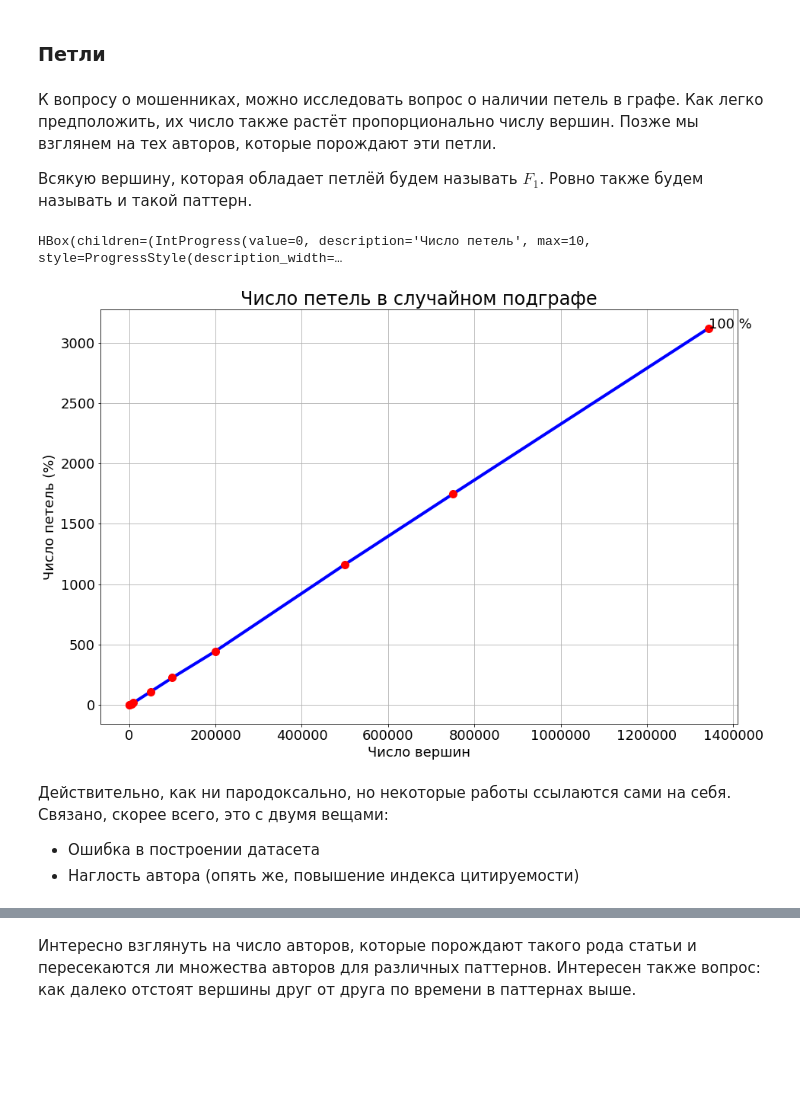
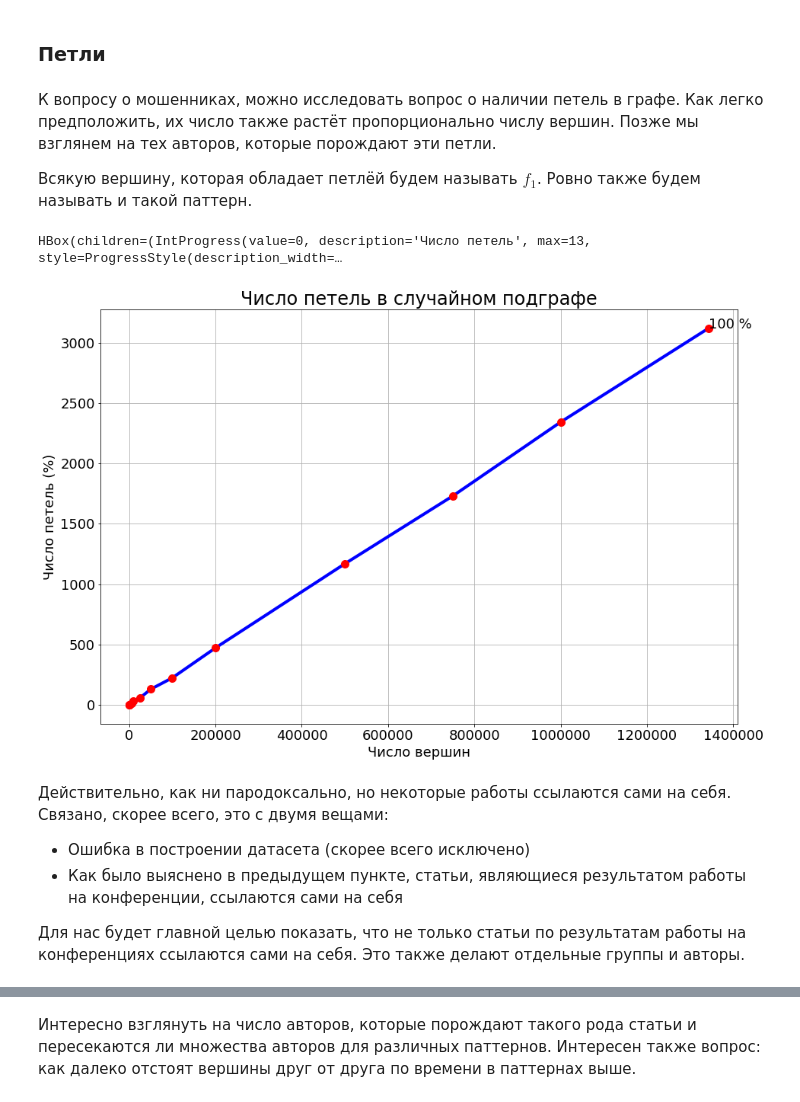
Before and after one commit to Hedgehogues/MSU_PZAD, a Jupyter notebook: HW-graph/Untitled.ipynb, the cells around one changed output, grey strips where cells are left out. Saved outputs shown, nothing was run; the diff lists cells and outputs as text; code cells hidden in the pictures; blank space fills up the shorter version.

Commit message:
HW-graph

```diff
--- a/HW-graph/Untitled.ipynb
+++ b/HW-graph/Untitled.ipynb
@@ -1112,33 +1112,35 @@ del years
 # %% [markdown]
 К вопросу о мошенниках, можно исследовать вопрос о наличии петель в графе. Как легко предположить, их число также растёт пропорционально числу вершин. Позже мы взглянем на тех авторов, которые порождают эти петли.
 
-Всякую вершину, которая обладает петлёй будем называть $F_1$. Ровно также будем называть и такой паттерн.
+Всякую вершину, которая обладает петлёй будем называть $f_1$. Ровно также будем называть и такой паттерн.
 # %%
 def get_loop(g, v0):
-    vertexes = []
     for v1 in G.neighbors(v0):
         if v0 == v1:
-            vertexes.append('~'.join(sorted((v0, v1))))
-    return set(vertexes)
+            return [v0]
+    return []
 # %%
 proportion = 1
-count_direction_K2, sizes_subgraph = count_metric(G, get_loop, 'Число петель', proportion)
+sizes_subgraph = [5, 100, 1000, 5000, 10000, 25000, 50000, 100000, 200000, 500000, 750000, len(G.nodes)]
+count_direction_K2 = count_metric(G, get_loop, 'Число петель', proportion, sizes_subgraph)
 
 plt.figure(figsize=(15, 10))
 custom_plot(
     sizes_subgraph, count_direction_K2,
     'Число петель в случайном подграфе',
     'Число петель (%)',
     str(proportion * 100) + ' %'
 )
 
 del count_direction_K2
 del sizes_subgraph
 # %% [output]
-HBox(children=(IntProgress(value=0, description='Число петель', max=10, style=ProgressStyle(description_width=…
+HBox(children=(IntProgress(value=0, description='Число петель', max=13, style=ProgressStyle(description_width=…
-[figure, old version]
+[figure, new version]
 # %% [markdown]
 Действительно, как ни пародоксально, но некоторые работы ссылаются сами на себя. Связано, скорее всего, это с двумя вещами:
 
-* Ошибка в построении датасета
-* Наглость автора (опять же, повышение индекса цитируемости)
+* Ошибка в построении датасета (скорее всего исключено)
+* Как было выяснено в предыдущем пункте, статьи, являющиеся результатом работы на конференции, ссылаются сами на себя
+
+Для нас будет главной целью показать, что не только статьи по результатам работы на конференциях ссылаются сами на себя. Это также делают отдельные группы и авторы.
```
Also changed, not shown: parts of 8 cells of this notebook.
